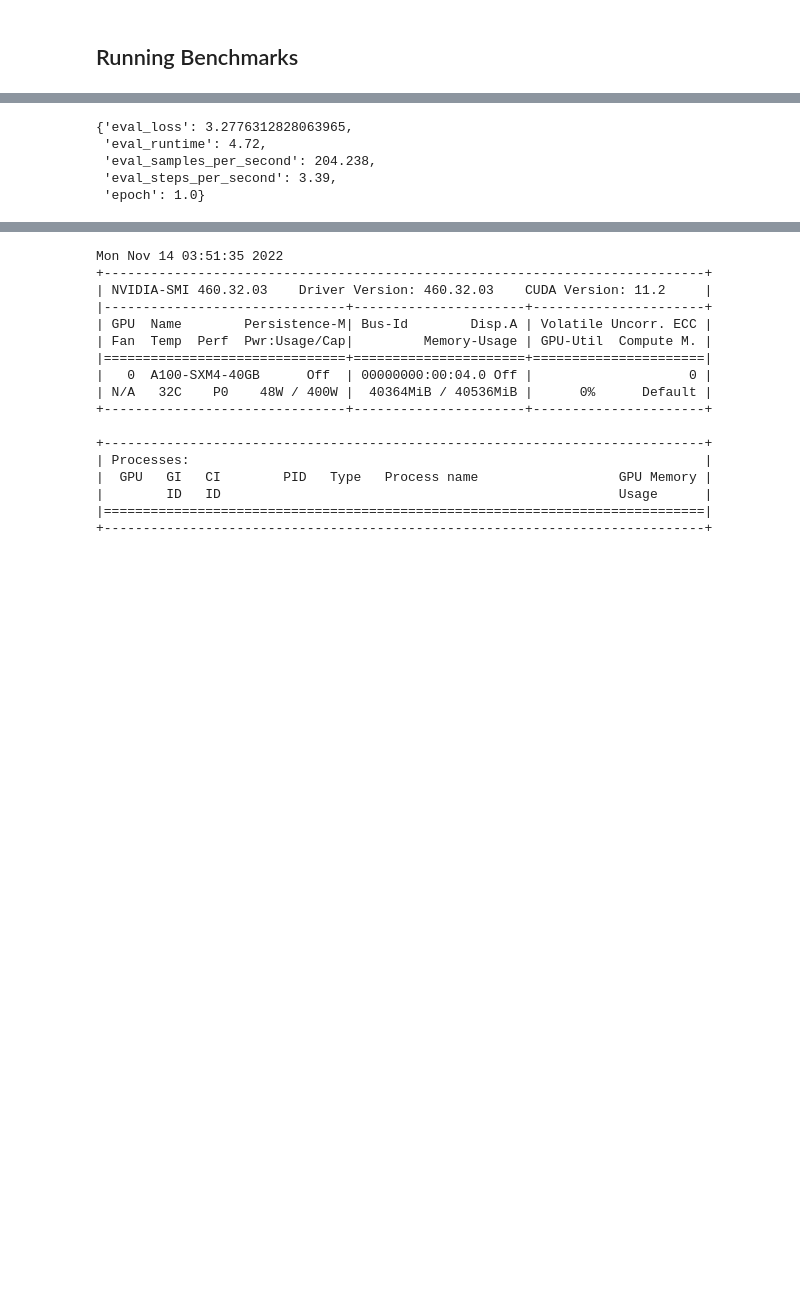
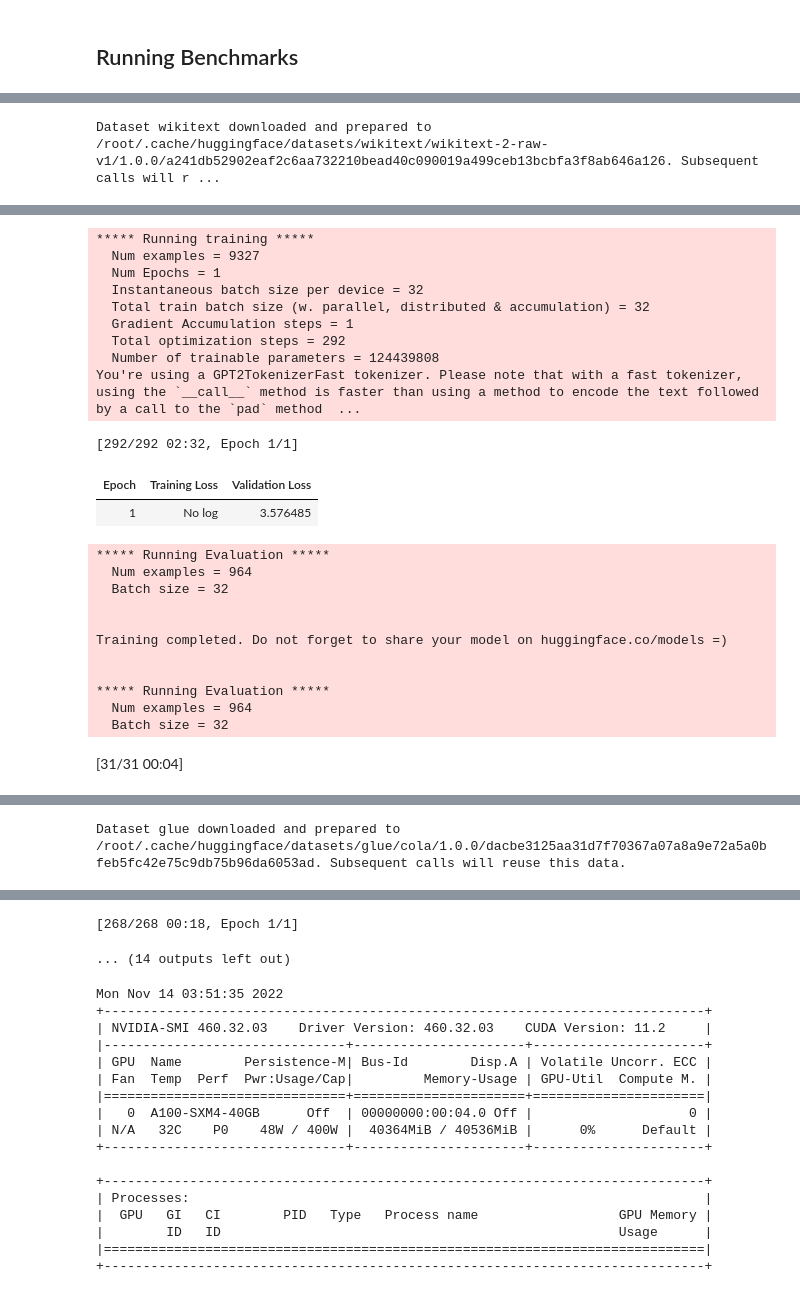
Before and after one commit to Hongkai040/llm-sparsification-hongkai, a Jupyter notebook: Visualization_Sparcification.ipynb, the cells around one changed output, grey strips where cells are left out. Drawn from its saved outputs; the diff is of its cells as text; code cells hidden in the pictures; blank space fills up the shorter version.

```diff
--- a/Visualization_Sparcification.ipynb
+++ b/Visualization_Sparcification.ipynb
@@ -121,26 +113,25 @@ def get_model_size(model):
   print('model size: {:.3f}MB'.format(size_all_mb))
   return size_all_mb
 # %%
-gpt2 = GPT2Model.from_pretrained('gpt2-xl')
-pangu = AutoModelForCausalLM.from_pretrained("imone/pangu_2_6B", trust_remote_code=True)
-erlangshen = MegatronBertModel.from_pretrained("IDEA-CCNL/Erlangshen-MegatronBert-1.3B")
-
-model_names = ['GPT2-xl', 'pangu', 'erlangshen']
-model_lst = [gpt2, pangu, erlangshen]
-
-# gpt2 = GPT2Model.from_pretrained('gpt2')
-# model_names = ['GPT2-xl']
-# model_lst = [gpt2]
-
+model_names = ['GPT2-xl', 'BART-large', 'BERT-large']
 sparsity = [0, 0.1, 0.5, 0.9, 0.95, 0.99]
-
 model_size_dic = dict()
 
 print("Start sparsifying...")
-for model, model_name in zip(model_lst, model_names):
+for model_name in model_names:
+  if model_name == 'GPT2-xl':
+    # model = GPT2Model.from_pretrained('gpt2-xl')
+    model = GPT2Model.from_pretrained('gpt2')
+  elif model_name == 'BART-large':
+    # model = BartModel.from_pretrained("facebook/bart-large")
+    model = BartModel.from_pretrained("facebook/bart-base")
+  else:
+    model = BertModel.from_pretrained("bert-base-cased")
+    # model = BertModel.from_pretrained("bert-large-cased")
+
   for prune_proportion in sparsity:
     target_model = copy.deepcopy(model)
-    if sparsity != 0:
+    if prune_proportion != 0:
       target_model = prune_model(target_model, model_name, prune_proportion)
     model_size_dic[f'{model_name}_sparsity_{prune_proportion*100}%'] = get_model_size(target_model)
     get_params_plot(target_model, model_name, prune_proportion)
@@ -187,17 +173,18 @@ import os
 # change dir
 os.chdir("/content/drive/MyDrive/Colab Notebooks")
 # %%
-model_names = ['GPT2-xl', 'pangu', 'erlangshen']
-tokenizers_address = ['gpt2-xl', 'imone/pangu_2_6B', "IDEA-CCNL/Erlangshen-MegatronBert-1.3B"]
-sparsity = [0, 0.1, 0.5, 0.9, 0.95, 0.99]
-
+model_names = ['GPT2-xl', 'BART-large', 'BERT-large']
+tokenizers_address = ['gpt2', 'facebook/bart-base', "bert-base-cased"]
+# tokenizers_address = ['gpt2-xl', 'facebook/bart-large', "bert-large-cased"]
+# sparsity = [0, 0.1, 0.5, 0.9, 0.95, 0.99]
+sparsity = [0.5]
 models = dict()
 tokenizers = dict()
 for model_name, tokenizer_add in zip(model_names, tokenizers_address):
   tokenizers[model_name] = tokenizer_add
   models[model_name] = []
   for prune_proportion in sparsity:
-    models[model_name].append(f'{os.getcwd()}/models/{model_name}_sparsity_{prune_proportion}')
+    models[model_name].append(f'{os.getcwd()}/models/{model_name}_sparsity_{prune_proportion*100}')
 # %% [markdown]
 ## Running Benchmarks
 # %%
@@ -508,8 +276,0 @@ eval_results = trainer.evaluate()
-# %%
-eval_results
-# %% [output]
-{'eval_loss': 3.2776312828063965,
- 'eval_runtime': 4.72,
- 'eval_samples_per_second': 204.238,
- 'eval_steps_per_second': 3.39,
- 'epoch': 1.0}
@@ -520,0 +277,3 @@ json.dump(result, dir_open, indent = 4)
+# %%
+run_benchmarks(models, sparsity, tokenizers, model_names)
+# %% [output]
@@ -520,0 +281 @@ json.dump(result, dir_open, indent = 4)
+Dataset wikitext downloaded and prepared to /root/.cache/huggingface/datasets/wikitext/wikitext-2-raw-v1/1.0.0/a241db52902eaf2c6aa732210bead40c090019a499ceb13bcbfa3f8ab646a126. Subsequent calls will r ...
@@ -520,0 +283,24 @@ json.dump(result, dir_open, indent = 4)
+***** Running training *****
+  Num examples = 9327
+  Num Epochs = 1
+  Instantaneous batch size per device = 32
+  Total train batch size (w. parallel, distributed & accumulation) = 32
+  Gradient Accumulation steps = 1
+  Total optimization steps = 292
+  Number of trainable parameters = 124439808
+You're using a GPT2TokenizerFast tokenizer. Please note that with a fast tokenizer, using the `__call__` method is faster than using a method to encode the text followed by a call to the `pad` method  ...
+[292/292 02:32, Epoch 1/1]
+| Epoch | Training Loss | Validation Loss |
+| 1 | No log | 3.576485 |
+***** Running Evaluation *****
+  Num examples = 964
+  Batch size = 32
+
+
+Training completed. Do not forget to share your model on huggingface.co/models =)
+
+
+***** Running Evaluation *****
+  Num examples = 964
+  Batch size = 32
+[31/31 00:04]
@@ -520,0 +308 @@ json.dump(result, dir_open, indent = 4)
+Dataset glue downloaded and prepared to /root/.cache/huggingface/datasets/glue/cola/1.0.0/dacbe3125aa31d7f70367a07a8a9e72a5a0bfeb5fc42e75c9db75b96da6053ad. Subsequent calls will reuse this data.
@@ -521,3 +326,5 @@ json.dump(result, dir_open, indent = 4)
+[268/268 00:18, Epoch 1/1]
+... (14 outputs left out)
 # %%
 !nvidia-smi
 # %% [output]
```
Also changed, not shown: parts of 43 cells of this notebook.
